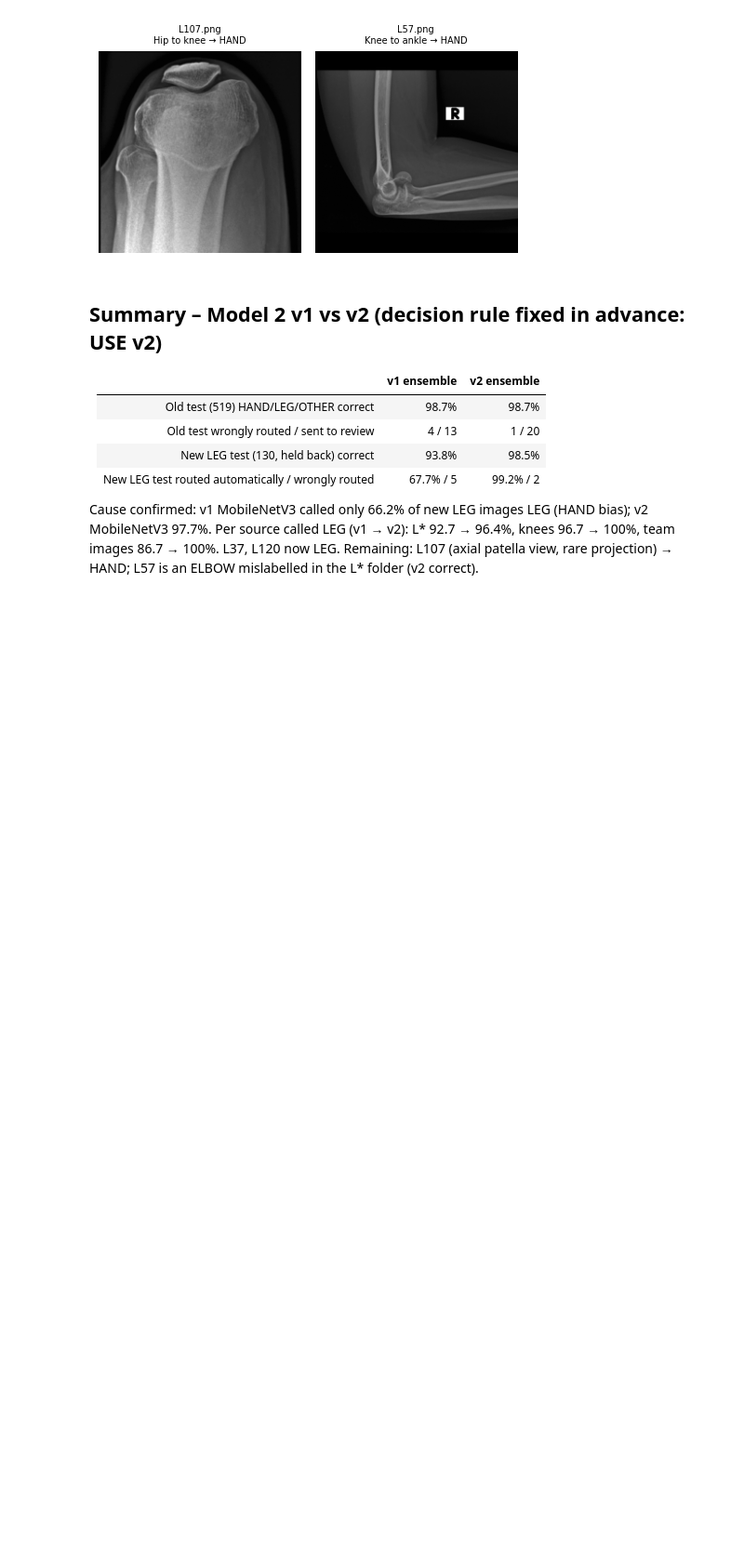
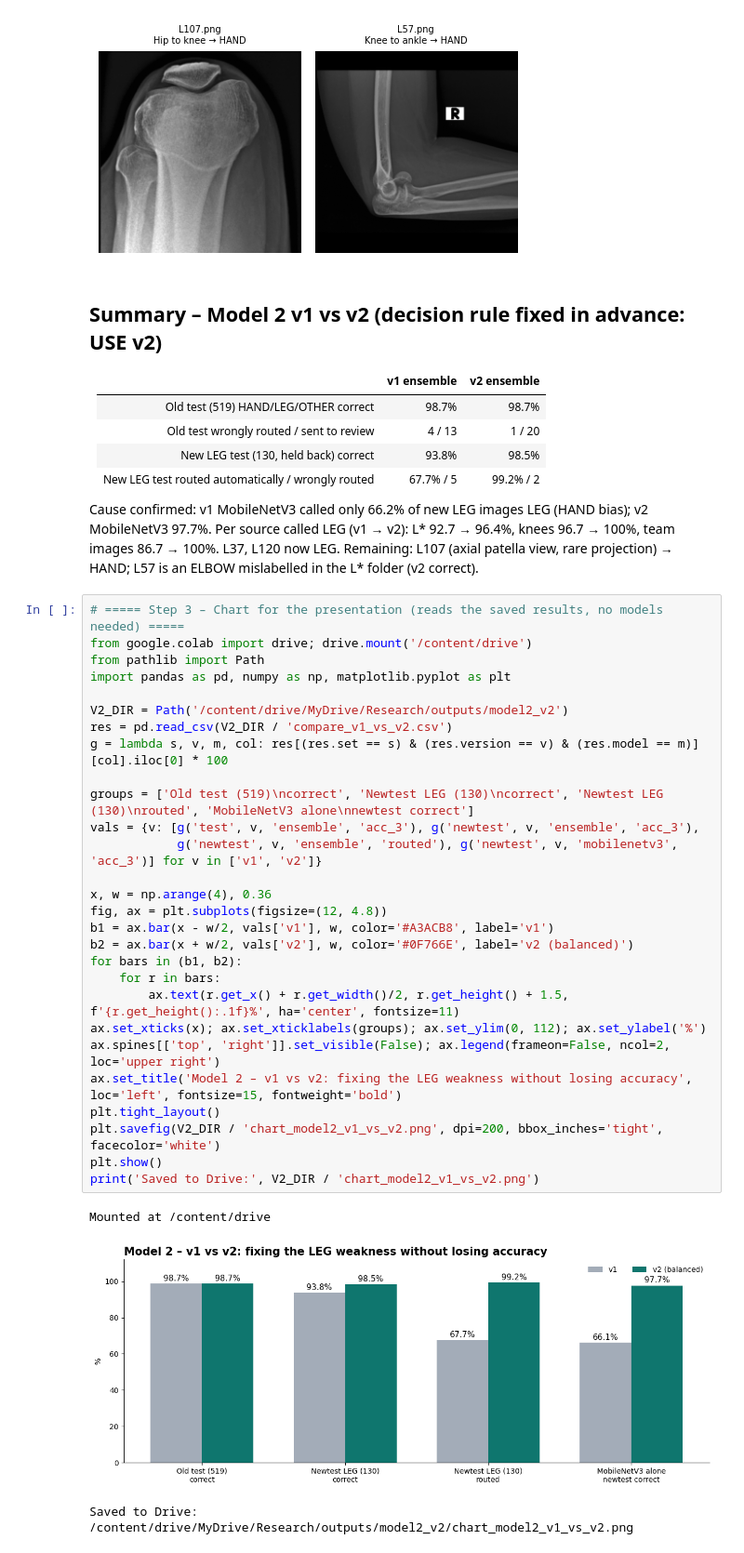
Before and after one commit to Karnesh12/J26-IT-346, a Jupyter notebook: component1-xray-validation/notebooks/model2/07_compare_v1_v2.ipynb, the cells around one changed output. Shown at 93% size. Saved outputs shown, nothing was run; the diff lists cells and outputs as text; blank space fills up the shorter version.

```diff
--- a/component1-xray-validation/notebooks/model2/07_compare_v1_v2.ipynb
+++ b/component1-xray-validation/notebooks/model2/07_compare_v1_v2.ipynb
@@ -146,3 +146,35 @@ Still wrong with v2: 2
 Cause confirmed: v1 MobileNetV3 called only 66.2% of new LEG images LEG (HAND bias); v2 MobileNetV3 97.7%.
 Per source called LEG (v1 → v2): L* 92.7 → 96.4%, knees 96.7 → 100%, team images 86.7 → 100%. L37, L120 now LEG.
 Remaining: L107 (axial patella view, rare projection) → HAND; L57 is an ELBOW mislabelled in the L* folder (v2 correct).
+# %%
+# ===== Step 3 – Chart for the presentation (reads the saved results, no models needed) =====
+from google.colab import drive; drive.mount('/content/drive')
+from pathlib import Path
+import pandas as pd, numpy as np, matplotlib.pyplot as plt
+
+V2_DIR = Path('/content/drive/MyDrive/Research/outputs/model2_v2')
+res = pd.read_csv(V2_DIR / 'compare_v1_vs_v2.csv')
+g = lambda s, v, m, col: res[(res.set == s) & (res.version == v) & (res.model == m)][col].iloc[0] * 100
+
+groups = ['Old test (519)\ncorrect', 'Newtest LEG (130)\ncorrect', 'Newtest LEG (130)\nrouted', 'MobileNetV3 alone\nnewtest correct']
+vals = {v: [g('test', v, 'ensemble', 'acc_3'), g('newtest', v, 'ensemble', 'acc_3'),
+            g('newtest', v, 'ensemble', 'routed'), g('newtest', v, 'mobilenetv3', 'acc_3')] for v in ['v1', 'v2']}
+
+x, w = np.arange(4), 0.36
+fig, ax = plt.subplots(figsize=(12, 4.8))
+b1 = ax.bar(x - w/2, vals['v1'], w, color='#A3ACB8', label='v1')
+b2 = ax.bar(x + w/2, vals['v2'], w, color='#0F766E', label='v2 (balanced)')
+for bars in (b1, b2):
+    for r in bars:
+        ax.text(r.get_x() + r.get_width()/2, r.get_height() + 1.5, f'{r.get_height():.1f}%', ha='center', fontsize=11)
+ax.set_xticks(x); ax.set_xticklabels(groups); ax.set_ylim(0, 112); ax.set_ylabel('%')
+ax.spines[['top', 'right']].set_visible(False); ax.legend(frameon=False, ncol=2, loc='upper right')
+ax.set_title('Model 2 – v1 vs v2: fixing the LEG weakness without losing accuracy', loc='left', fontsize=15, fontweight='bold')
+plt.tight_layout()
+plt.savefig(V2_DIR / 'chart_model2_v1_vs_v2.png', dpi=200, bbox_inches='tight', facecolor='white')
+plt.show()
+print('Saved to Drive:', V2_DIR / 'chart_model2_v1_vs_v2.png')
+# %% [output]
+Mounted at /content/drive
+[figure, added]
+Saved to Drive: /content/drive/MyDrive/Research/outputs/model2_v2/chart_model2_v1_vs_v2.png
```
Also changed, not shown: 2 other files.
